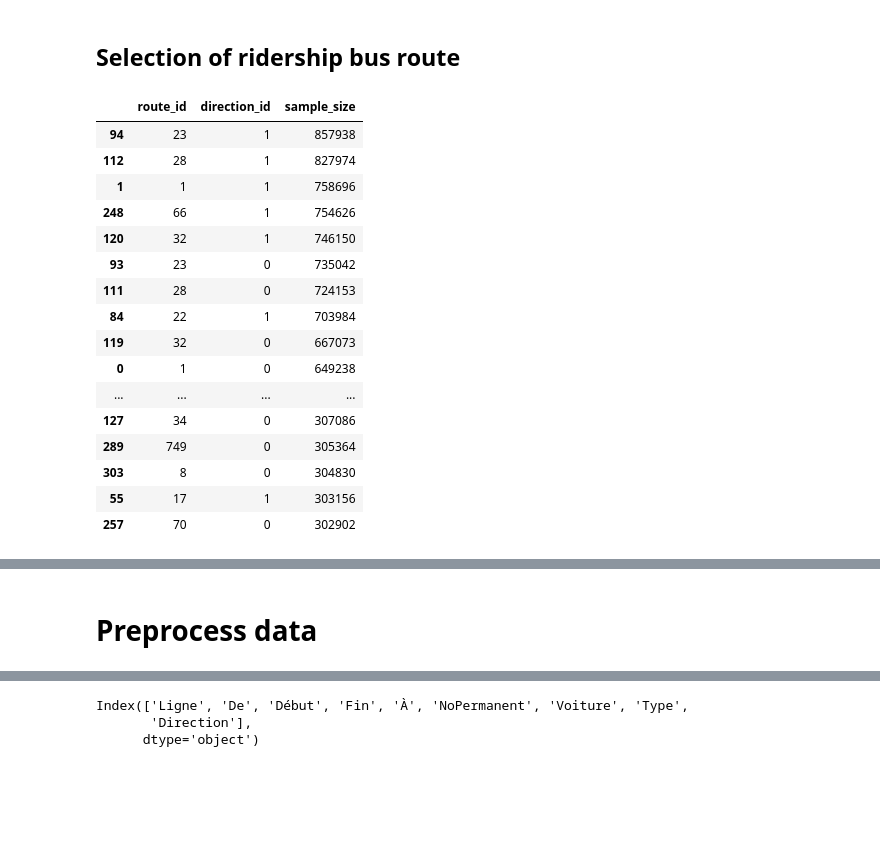
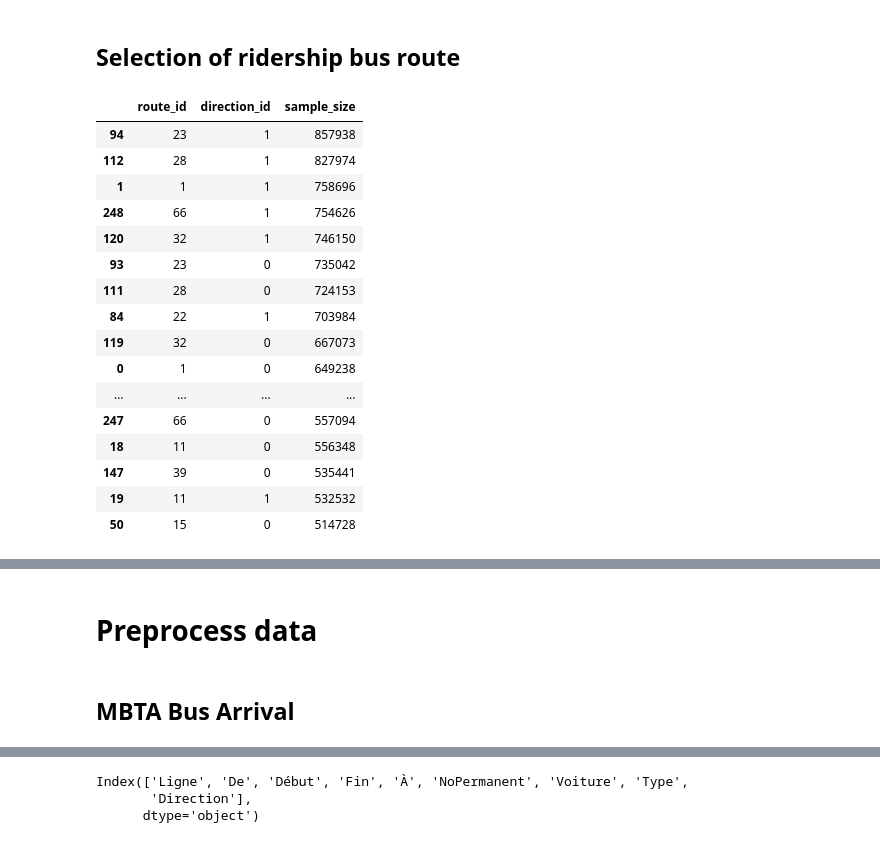
Before and after one commit to notAlex2/pgm-public-transit, a Jupyter notebook: main.ipynb, the cells around one changed output, grey strips where cells are left out. Cells and saved outputs as stored; diff of their text form; code cells hidden in the pictures; blank space fills up the shorter version.

```diff
--- a/main.ipynb
+++ b/main.ipynb
@@ -193,25 +162,25 @@ stops.sort_values('visits_per_stop', ascending=False).head(50)
 ## Selection of ridership bus route
 # %%
 tot_sample_size = df.groupby(by=['route_id', 'direction_id'], as_index=False)['sample_size'].sum()
-tot_sample_size.sort_values(by = 'sample_size', ascending = False).head(50)
+tot_sample_size.sort_values(by = 'sample_size', ascending = False).head(20)
 # %% [output]
 |  | route_id | direction_id | sample_size |
 | 94 | 23 | 1 | 857938 |
 | 112 | 28 | 1 | 827974 |
 | 1 | 1 | 1 | 758696 |
 | 248 | 66 | 1 | 754626 |
 | 120 | 32 | 1 | 746150 |
 | 93 | 23 | 0 | 735042 |
 | 111 | 28 | 0 | 724153 |
 | 84 | 22 | 1 | 703984 |
 | 119 | 32 | 0 | 667073 |
 | 0 | 1 | 0 | 649238 |
 | ... | ... | ... | ... |
-| 127 | 34 | 0 | 307086 |
-| 289 | 749 | 0 | 305364 |
-| 303 | 8 | 0 | 304830 |
-| 55 | 17 | 1 | 303156 |
-| 257 | 70 | 0 | 302902 |
+| 247 | 66 | 0 | 557094 |
+| 18 | 11 | 0 | 556348 |
+| 147 | 39 | 0 | 535441 |
+| 19 | 11 | 1 | 532532 |
+| 50 | 15 | 0 | 514728 |
 # %%
 df['route_id'].unique()
 # %% [output]
@@ -235,3 +204,5 @@ array(['1', '10', '100', '101', '104', '105', '106', '108', '109', '11',
       dtype=object)
 # %% [markdown]
 # Preprocess data
+# %% [markdown]
+## MBTA Bus Arrival
```
Also changed, not shown: parts of 12 cells of this notebook.
